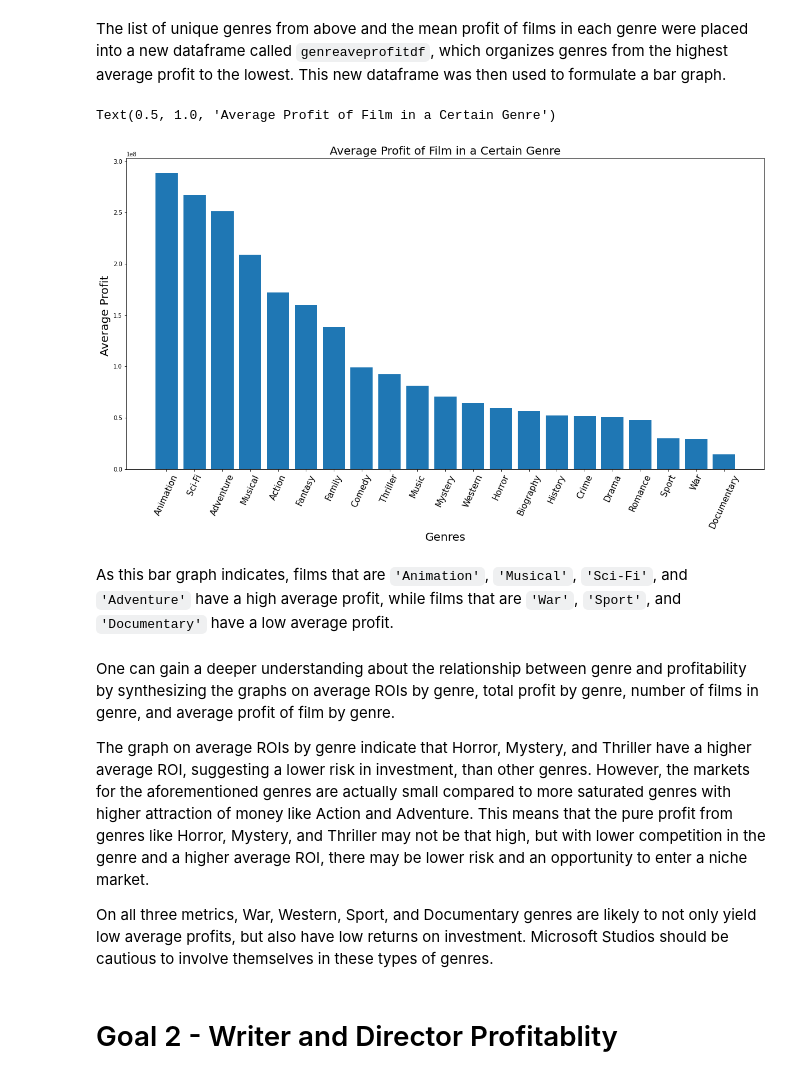
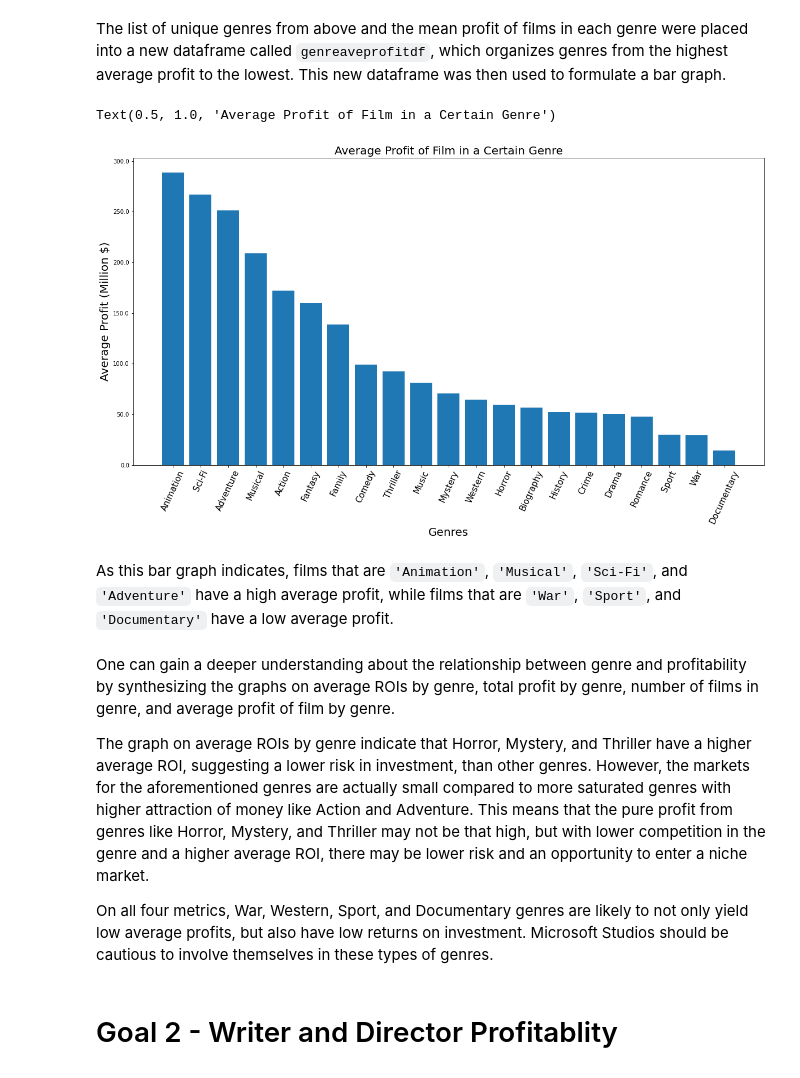
Before and after one commit to soohojp/Phase-1-Project-Best-Team-, a Jupyter notebook: master_dataset.ipynb, the cells around one changed output. Saved outputs shown, nothing was run; the diff lists cells and outputs as text; code cells hidden in the pictures.

```diff
--- a/master_dataset.ipynb
+++ b/master_dataset.ipynb
@@ -390,15 +391,16 @@ genreaveprofitdf = genreaveprofitdf.sort_values("Average Profit",ascending = Fal
 # %%
 fig, ax = plt.subplots(figsize=(20,10))
 x = genreaveprofitdf['Genre']
 y = genreaveprofitdf['Average Profit']
 ax.bar(x,y)
 plt.xticks(fontsize = 15, rotation = 65)
+ax.set_yticklabels(ax.get_yticks()//1000000)
 ax.set_xlabel("Genres", fontsize = 20)
-ax.set_ylabel('Average Profit ', fontsize = 20)
+ax.set_ylabel('Average Profit (Million $)', fontsize = 20)
 ax.set_title("Average Profit of Film in a Certain Genre", fontsize = 20)
 # %% [output]
 Text(0.5, 1.0, 'Average Profit of Film in a Certain Genre')
-[figure, old version]
+[figure, new version]
 # %% [markdown]
 As this bar graph indicates, films that are `'Animation'`, `'Musical'`, `'Sci-Fi'`, and `'Adventure'` have a high average profit, while films that are `'War'`, `'Sport'`, and `'Documentary'` have a low average profit.
 # %% [markdown]
@@ -406,7 +408,7 @@ One can gain a deeper understanding about the relationship between genre and pro
 
 The graph on average ROIs by genre indicate that Horror, Mystery, and Thriller have a higher average ROI, suggesting a lower risk in investment, than other genres. However, the markets for the aforementioned genres are actually small compared to more saturated genres with higher attraction of money like Action and Adventure. This means that the pure profit from genres like Horror, Mystery, and Thriller may not be that high, but with lower competition in the genre and a higher average ROI, there may be lower risk and an opportunity to enter a niche market.
 
-On all three metrics, War, Western, Sport, and Documentary genres are likely to not only yield low average profits, but also have low returns on investment. Microsoft Studios should be cautious to involve themselves in these types of genres.
+On all four metrics, War, Western, Sport, and Documentary genres are likely to not only yield low average profits, but also have low returns on investment. Microsoft Studios should be cautious to involve themselves in these types of genres.
 # %% [markdown]
 # Goal 2 - Writer and Director Profitablity
 # %% [markdown]
```
Also changed, not shown: parts of 4 cells of this notebook, 7 other files.
